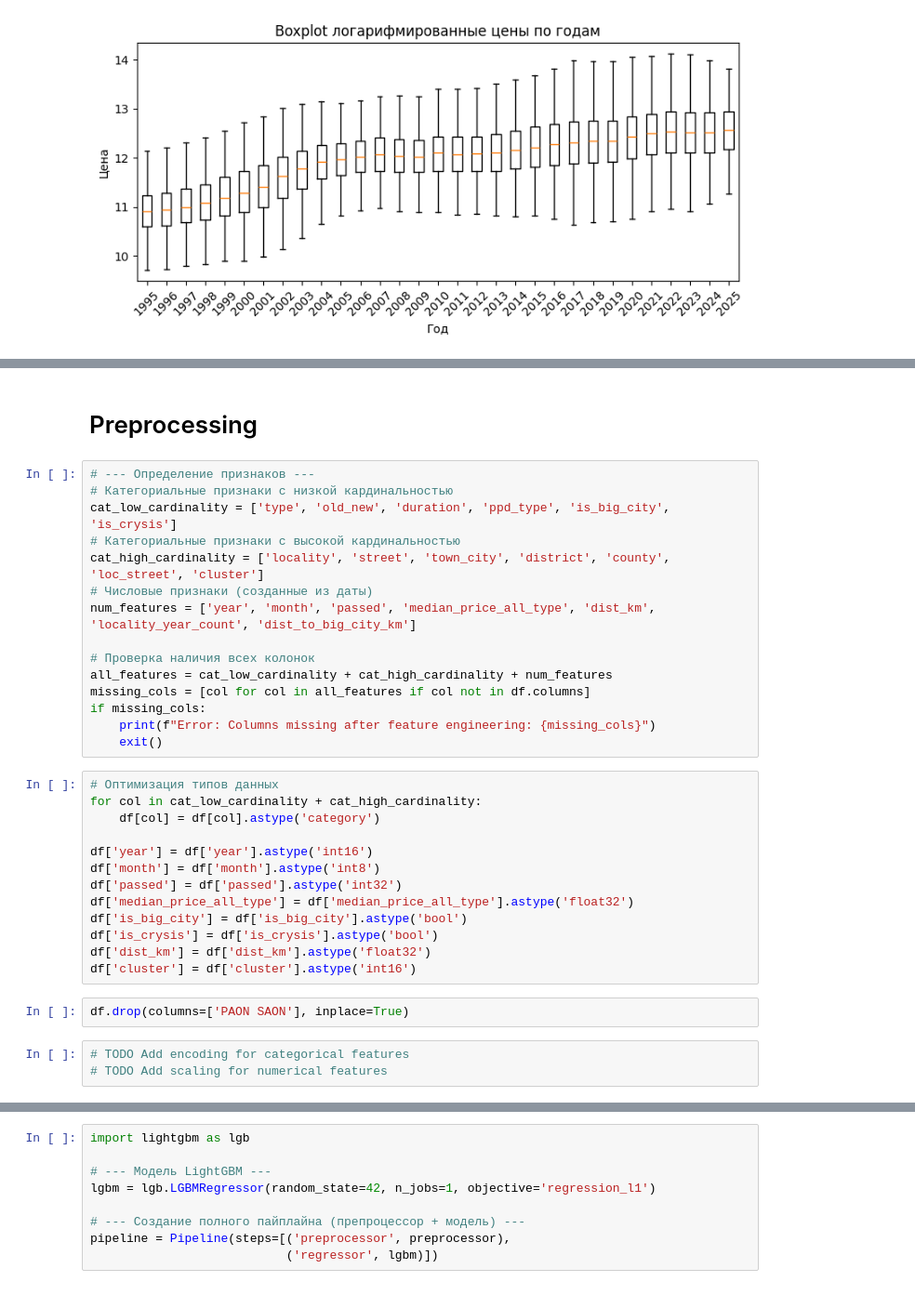
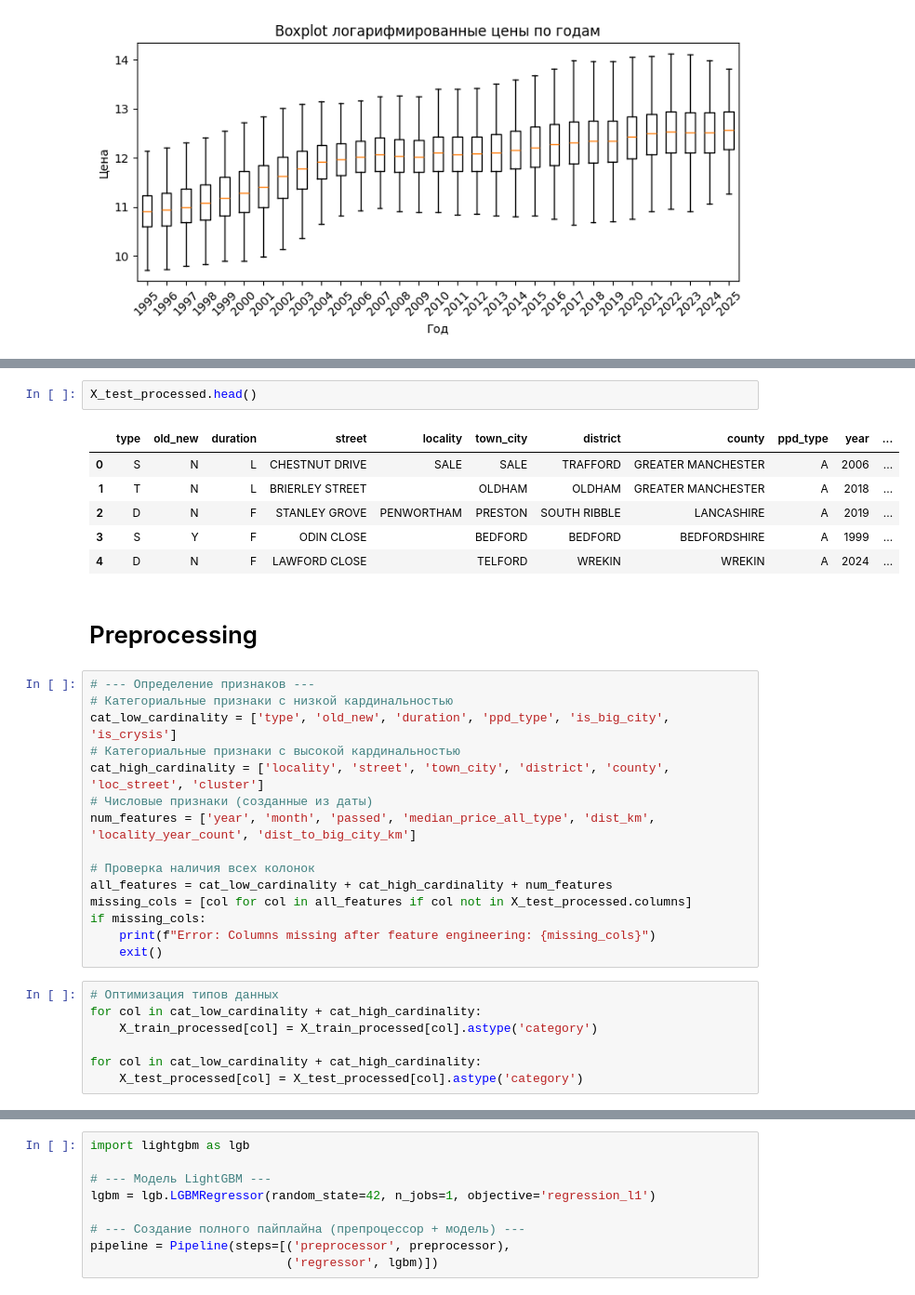
Before and after one commit to 1337Tema/HM-Land-Registry-ML-EDA-ARIMA-Geospatial, a Jupyter notebook: main.ipynb, the cells around one changed output, grey strips where cells are left out. Shown: that part at 93% size. Saved outputs shown, nothing was run; the diff lists cells and outputs as text.

```diff
--- a/main.ipynb
+++ b/main.ipynb
@@ -356,3 +519,12 @@ print(df.columns.tolist())
+# %%
+X_test_processed.head()
+# %% [output]
+|  | type | old_new | duration | street | locality | town_city | district | county | ppd_type | year | ... |
+| 0 | S | N | L | CHESTNUT DRIVE | SALE | SALE | TRAFFORD | GREATER MANCHESTER | A | 2006 | ... |
+| 1 | T | N | L | BRIERLEY STREET |  | OLDHAM | OLDHAM | GREATER MANCHESTER | A | 2018 | ... |
+| 2 | D | N | F | STANLEY GROVE | PENWORTHAM | PRESTON | SOUTH RIBBLE | LANCASHIRE | A | 2019 | ... |
+| 3 | S | Y | F | ODIN CLOSE |  | BEDFORD | BEDFORD | BEDFORDSHIRE | A | 1999 | ... |
+| 4 | D | N | F | LAWFORD CLOSE |  | TELFORD | WREKIN | WREKIN | A | 2024 | ... |
 # %% [markdown]
 # Preprocessing
 # %%
@@ -366,25 +538,14 @@ num_features = ['year', 'month', 'passed', 'median_price_all_type', 'dist_km', '
 
 # Проверка наличия всех колонок
 all_features = cat_low_cardinality + cat_high_cardinality + num_features
-missing_cols = [col for col in all_features if col not in df.columns]
+missing_cols = [col for col in all_features if col not in X_test_processed.columns]
 if missing_cols:
     print(f"Error: Columns missing after feature engineering: {missing_cols}")
     exit()
 # %%
 # Оптимизация типов данных
 for col in cat_low_cardinality + cat_high_cardinality:
-    df[col] = df[col].astype('category')
+    X_train_processed[col] = X_train_processed[col].astype('category')
 
-df['year'] = df['year'].astype('int16')
-df['month'] = df['month'].astype('int8')
-df['passed'] = df['passed'].astype('int32')
-df['median_price_all_type'] = df['median_price_all_type'].astype('float32')
-df['is_big_city'] = df['is_big_city'].astype('bool')
-df['is_crysis'] = df['is_crysis'].astype('bool')
-df['dist_km'] = df['dist_km'].astype('float32')
-df['cluster'] = df['cluster'].astype('int16')
+for col in cat_low_cardinality + cat_high_cardinality:
+    X_test_processed[col] = X_test_processed[col].astype('category')
-# %%
-df.drop(columns=['PAON SAON'], inplace=True)
-# %%
-# TODO Add encoding for categorical features
-# TODO Add scaling for numerical features
```
Also changed, not shown: parts of 48 cells of this notebook.
